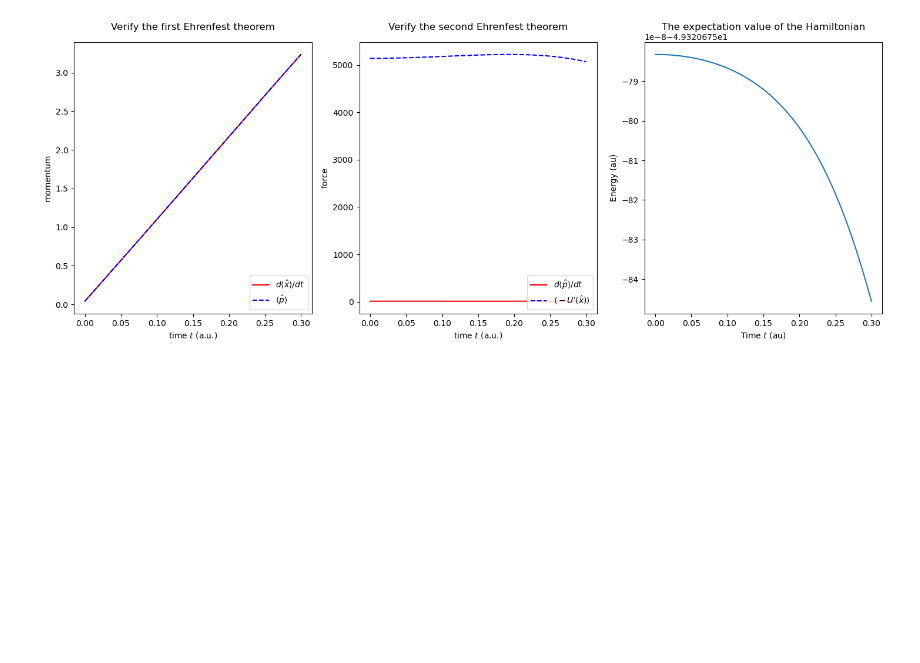
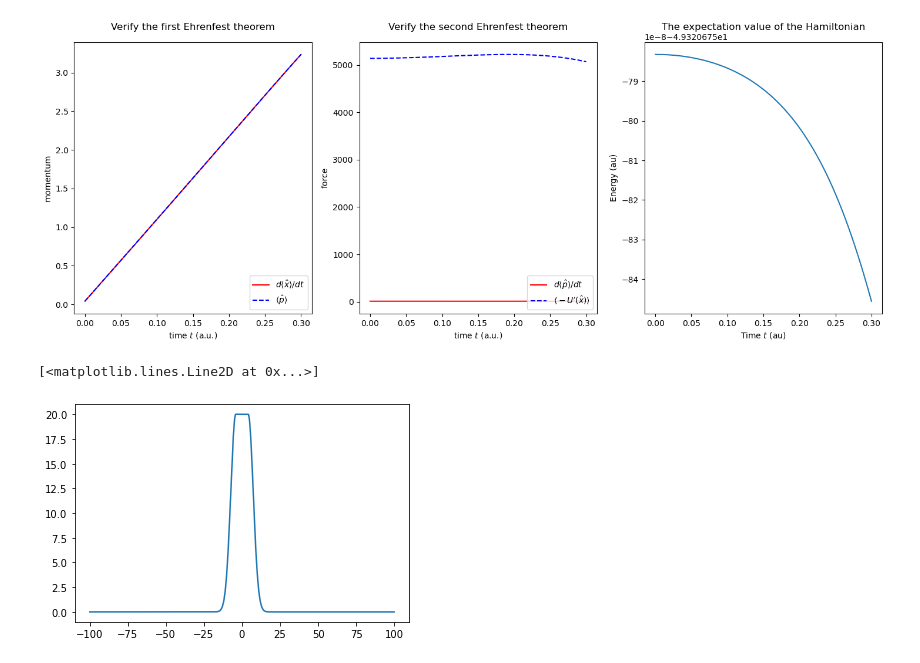
Before and after one commit to dustindberg/GPE, a Jupyter notebook: Sandbox.ipynb, the cells around one changed output. Saved outputs shown, nothing was run; the diff lists cells and outputs as text; code cells hidden in the pictures; blank space fills up the shorter version.

```diff
--- a/Sandbox.ipynb
+++ b/Sandbox.ipynb
@@ -750,0 +884,19 @@ Initial Energy -4.9321e+01
+# %%
+def v_test(x, width, height, asym=0):
+    return height * ((x < -0.5* width) * pulse(x, 4 * sigma, -0.5 * width)
+                     + (x > 0.5* width) * (1 - asym) * pulse(x, 4 * sigma, 0.5 * width)
+                     + (-0.5 * width < x) * (x < 0.5 * width) * (asym * 0.5 * (1 - np.sin((x * np.pi) / width)) + (1 - asym))
+                     )
+
+
+"""def v_test2(x, width, height, asym):
+    return 0 * (x < -(0.5 * width) + 0 * (x < 0.5* width) + height * (
+        + (x < -(0.5 + asym) * width) * (asym * 0.5 * (1 - np.sin((x * np.pi) / width)) + (1 - asym))
+
+        )"""
+
+
+plt.plot(x, v_test(x, 10 * sigma, 20, 0.0))
+# %% [output]
+[<matplotlib.lines.Line2D at 0x...>]
+[figure, added]
```
Also changed, not shown: parts of 2 cells of this notebook, 3 other files.
